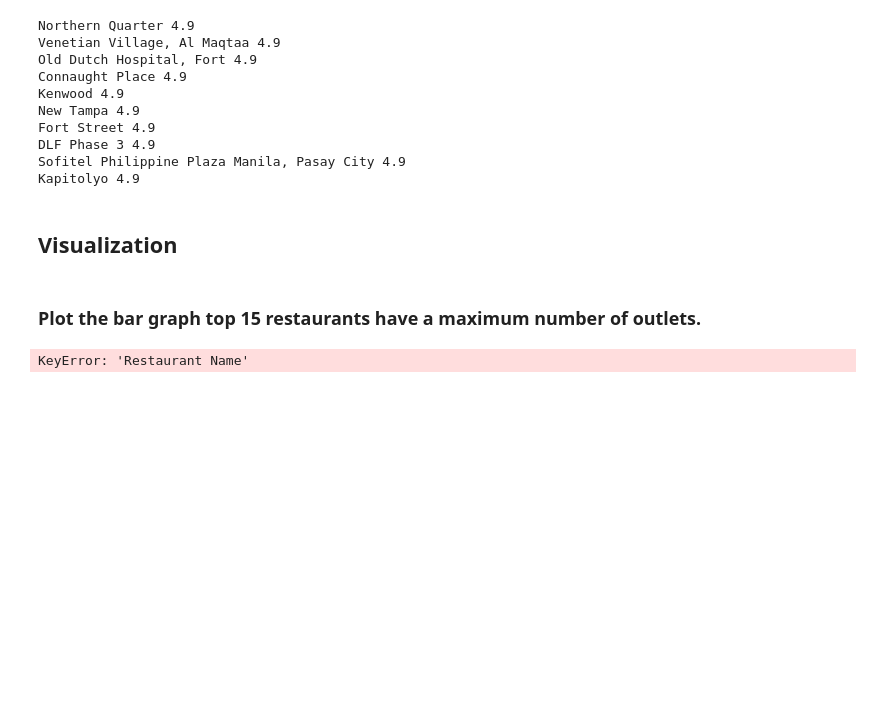
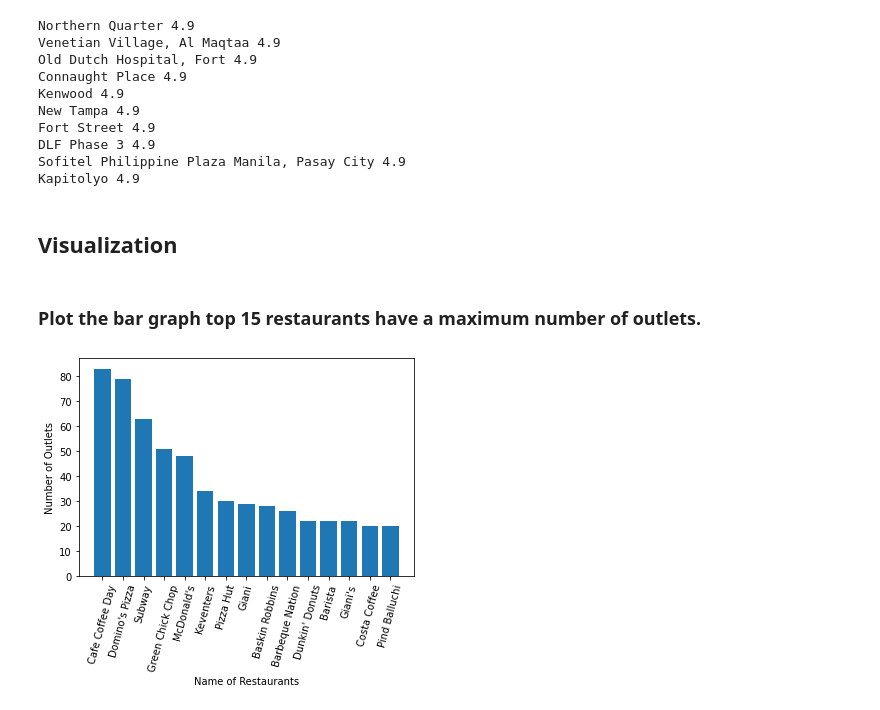
Before and after one commit to pradnyesh45/Zomato-API, a Jupyter notebook: Zomato API - II.ipynb, the cells around one changed output. Drawn from its saved outputs; the diff is of its cells as text; code cells hidden in the pictures; blank space fills up the shorter version.

```diff
--- a/Zomato API - II.ipynb
+++ b/Zomato API - II.ipynb
@@ -286,10 +287,16 @@ Kapitolyo 4.9
 ## Visualization
 # %% [markdown]
 ### Plot the bar graph top 15 restaurants have a maximum number of outlets.
-# %%
-df = zomato_data.copy()
-pd.set_option('display.max_columns', 500)
-restaurant_count = df['Restaurant Name'].value_counts().head(15)
-restaurant_count['Restaurant Name']
-# %% [output]
-KeyError: 'Restaurant Name'
+# %%
+df = zomato_data.copy()
+pd.set_option('display.max_columns', 500)
+restaurant_name_count = df['Restaurant Name'].value_counts().head(15).to_frame()
+restaurant_names = df['Restaurant Name'].value_counts().head(15).index.tolist()
+restaurant_counts = df['Restaurant Name'].value_counts().head(15).values.tolist()
+plt.bar(restaurant_names, restaurant_counts)
+plt.xticks(rotation=75)
+plt.xlabel("Name of Restaurants")
+plt.ylabel("Number of Outlets")
+plt.show()
+# %% [output]
+[figure, added]
```
Also changed, not shown: parts of 9 cells of this notebook.
